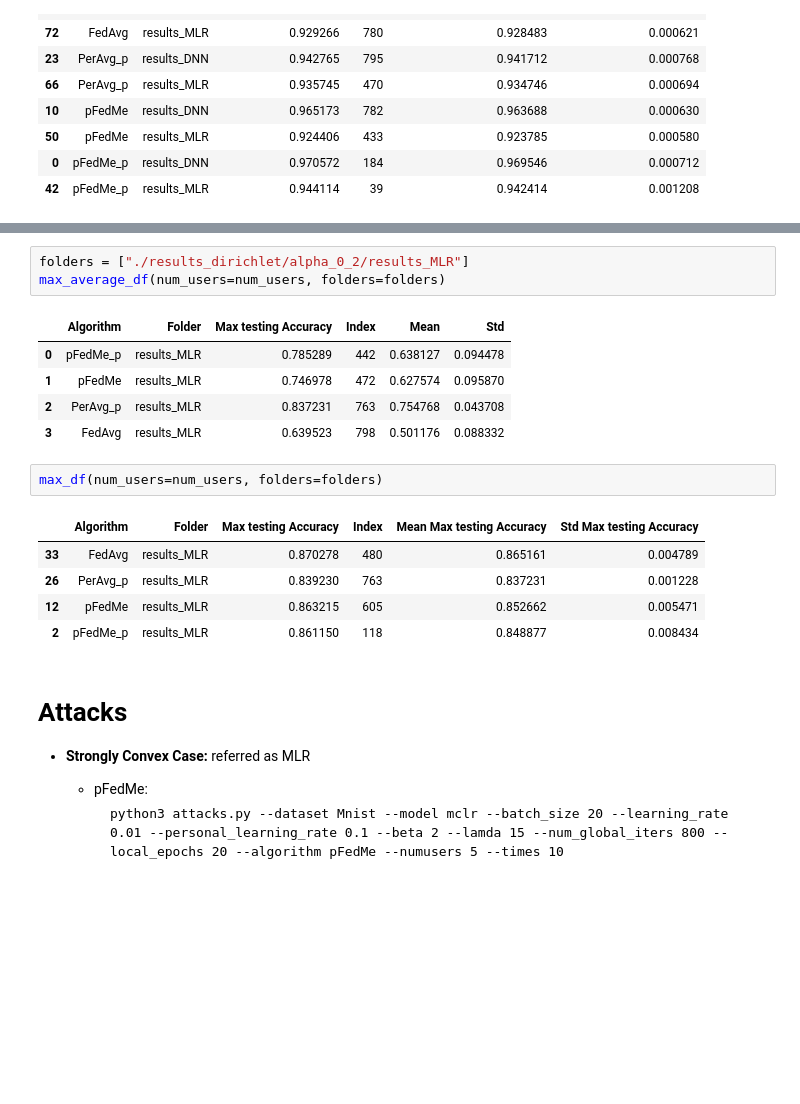
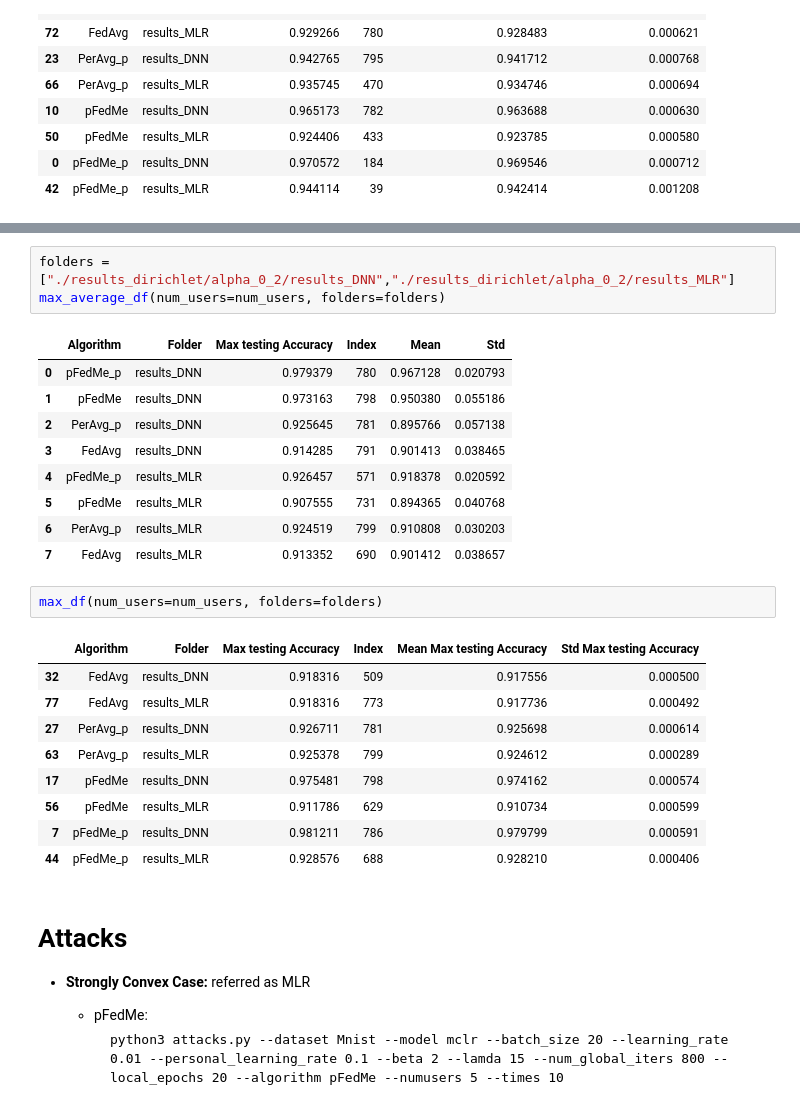
Before and after one commit to Blackangoo/DDLS_Project, a Jupyter notebook: print_results.ipynb, the cells around one changed output, grey strips where cells are left out. Cells and saved outputs as stored; diff of their text form; blank space fills up the shorter version.

```diff
--- a/print_results.ipynb
+++ b/print_results.ipynb
@@ -130,20 +146,28 @@ max_df(num_users=num_users, folders=folders)
 # %%
-folders = ["./results_dirichlet/alpha_0_2/results_MLR"]
+folders = ["./results_dirichlet/alpha_0_2/results_DNN","./results_dirichlet/alpha_0_2/results_MLR"]
 max_average_df(num_users=num_users, folders=folders)
 # %% [output]
 |  | Algorithm | Folder | Max testing Accuracy | Index | Mean | Std |
-| 0 | pFedMe_p | results_MLR | 0.785289 | 442 | 0.638127 | 0.094478 |
-| 1 | pFedMe | results_MLR | 0.746978 | 472 | 0.627574 | 0.095870 |
-| 2 | PerAvg_p | results_MLR | 0.837231 | 763 | 0.754768 | 0.043708 |
-| 3 | FedAvg | results_MLR | 0.639523 | 798 | 0.501176 | 0.088332 |
+| 0 | pFedMe_p | results_DNN | 0.979379 | 780 | 0.967128 | 0.020793 |
+| 1 | pFedMe | results_DNN | 0.973163 | 798 | 0.950380 | 0.055186 |
+| 2 | PerAvg_p | results_DNN | 0.925645 | 781 | 0.895766 | 0.057138 |
+| 3 | FedAvg | results_DNN | 0.914285 | 791 | 0.901413 | 0.038465 |
+| 4 | pFedMe_p | results_MLR | 0.926457 | 571 | 0.918378 | 0.020592 |
+| 5 | pFedMe | results_MLR | 0.907555 | 731 | 0.894365 | 0.040768 |
+| 6 | PerAvg_p | results_MLR | 0.924519 | 799 | 0.910808 | 0.030203 |
+| 7 | FedAvg | results_MLR | 0.913352 | 690 | 0.901412 | 0.038657 |
 # %%
 max_df(num_users=num_users, folders=folders)
 # %% [output]
 |  | Algorithm | Folder | Max testing Accuracy | Index | Mean Max testing Accuracy | Std Max testing Accuracy |
-| 33 | FedAvg | results_MLR | 0.870278 | 480 | 0.865161 | 0.004789 |
-| 26 | PerAvg_p | results_MLR | 0.839230 | 763 | 0.837231 | 0.001228 |
-| 12 | pFedMe | results_MLR | 0.863215 | 605 | 0.852662 | 0.005471 |
-| 2 | pFedMe_p | results_MLR | 0.861150 | 118 | 0.848877 | 0.008434 |
+| 32 | FedAvg | results_DNN | 0.918316 | 509 | 0.917556 | 0.000500 |
+| 77 | FedAvg | results_MLR | 0.918316 | 773 | 0.917736 | 0.000492 |
+| 27 | PerAvg_p | results_DNN | 0.926711 | 781 | 0.925698 | 0.000614 |
+| 63 | PerAvg_p | results_MLR | 0.925378 | 799 | 0.924612 | 0.000289 |
+| 17 | pFedMe | results_DNN | 0.975481 | 798 | 0.974162 | 0.000574 |
+| 56 | pFedMe | results_MLR | 0.911786 | 629 | 0.910734 | 0.000599 |
+| 7 | pFedMe_p | results_DNN | 0.981211 | 786 | 0.979799 | 0.000591 |
+| 44 | pFedMe_p | results_MLR | 0.928576 | 688 | 0.928210 | 0.000406 |
 # %% [markdown]
 # Attacks
 
```
Also changed, not shown: parts of 9 cells of this notebook.
